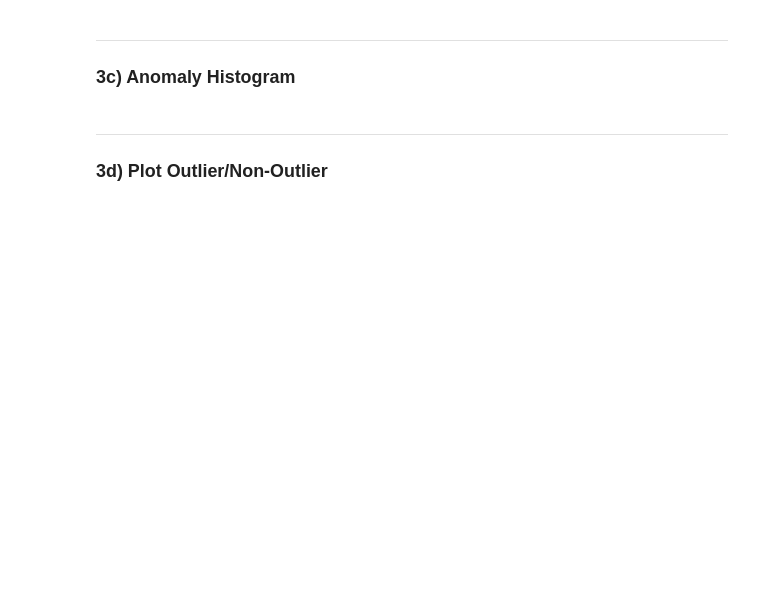
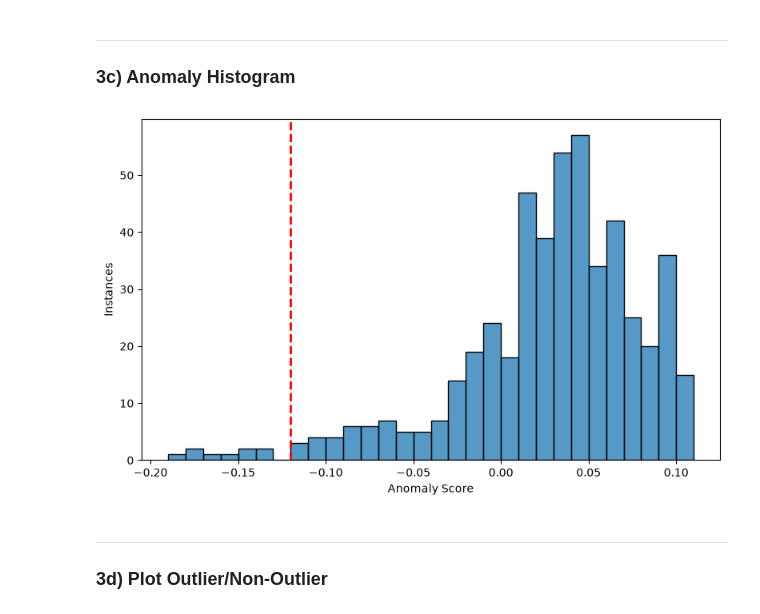
Before and after one commit to Jared-Wood135/DU-COMP4432-Machine-Learning, a Jupyter notebook: Assignments/5.ipynb, the cells around one changed output. Cells and saved outputs as stored; diff of their text form; code cells hidden in the pictures; blank space fills up the shorter version.

```diff
--- a/Assignments/5.ipynb
+++ b/Assignments/5.ipynb
@@ -269,6 +299,29 @@ sns.jointplot(df_scaled, x=df_scaled['x1'], y=df_scaled['x2'])
 ---
 
 ### 3c) Anomaly Histogram
+# %%
+# Update anomaly score threshold
+anom_score_min = np.floor(anomaly_scores.min()*100)
+anom_score_max= np.ceil(anomaly_scores.max()*100)
+
+bins = np.linspace(start= anom_score_min, stop= anom_score_max, num= int(anom_score_max-anom_score_min+1)) / 100
+
+anom_scores_binned = \
+pd.cut(x= anomaly_scores,
+       bins= bins,
+      ).value_counts().sort_index(ascending= False).reset_index()
+
+updated_anomaly_threshold = anom_scores_binned.loc[anom_scores_binned['count'].argmin()]['index'].right
+
+fig, ax = plt.subplots(nrows= 1, ncols=1 , figsize= (8, 5))
+sns.histplot(x= anomaly_scores, bins= bins, ax= ax)
+ax.axvline(x= updated_anomaly_threshold, color= 'r', linestyle= '--', linewidth= 2)
+ax.set_xlabel('Anomaly Score')
+ax.set_ylabel('Instances')
+plt.tight_layout()
+plt.show()
+# %% [output]
+[figure, added]
 # %% [markdown]
 ---
 
```
Also changed, not shown: parts of 10 cells of this notebook.
